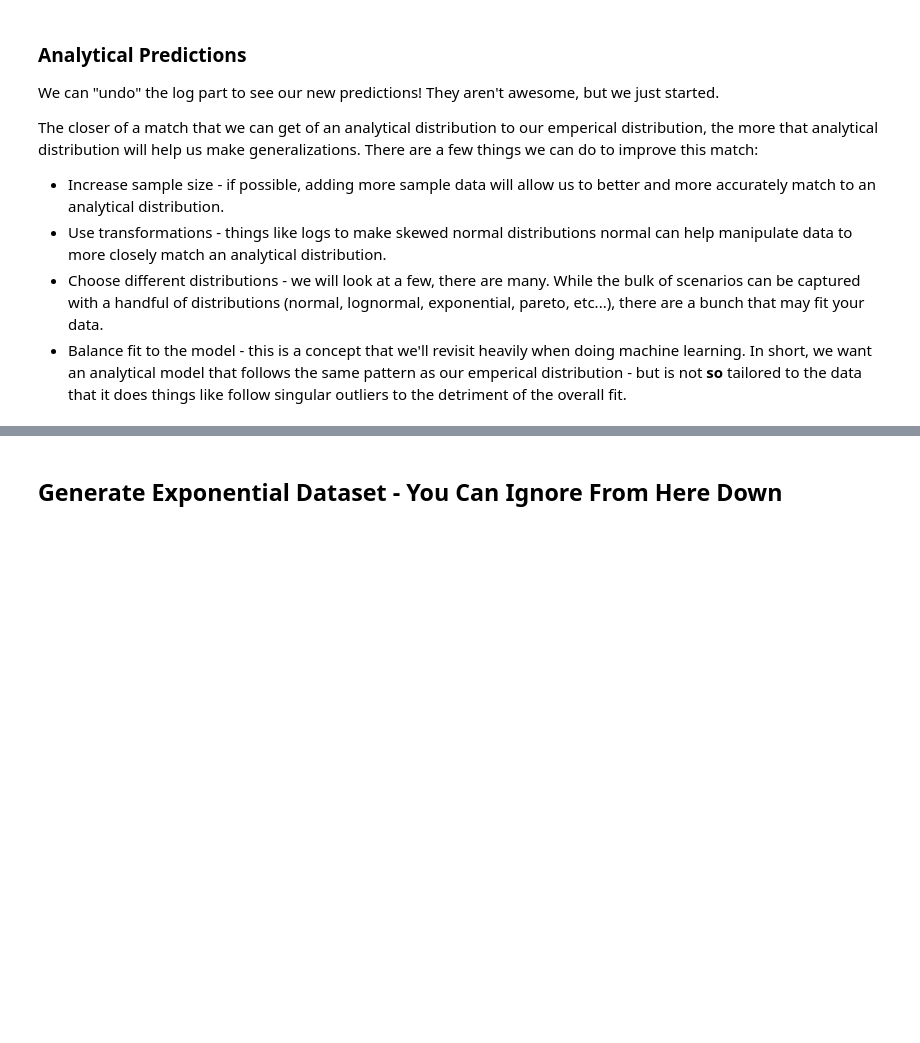
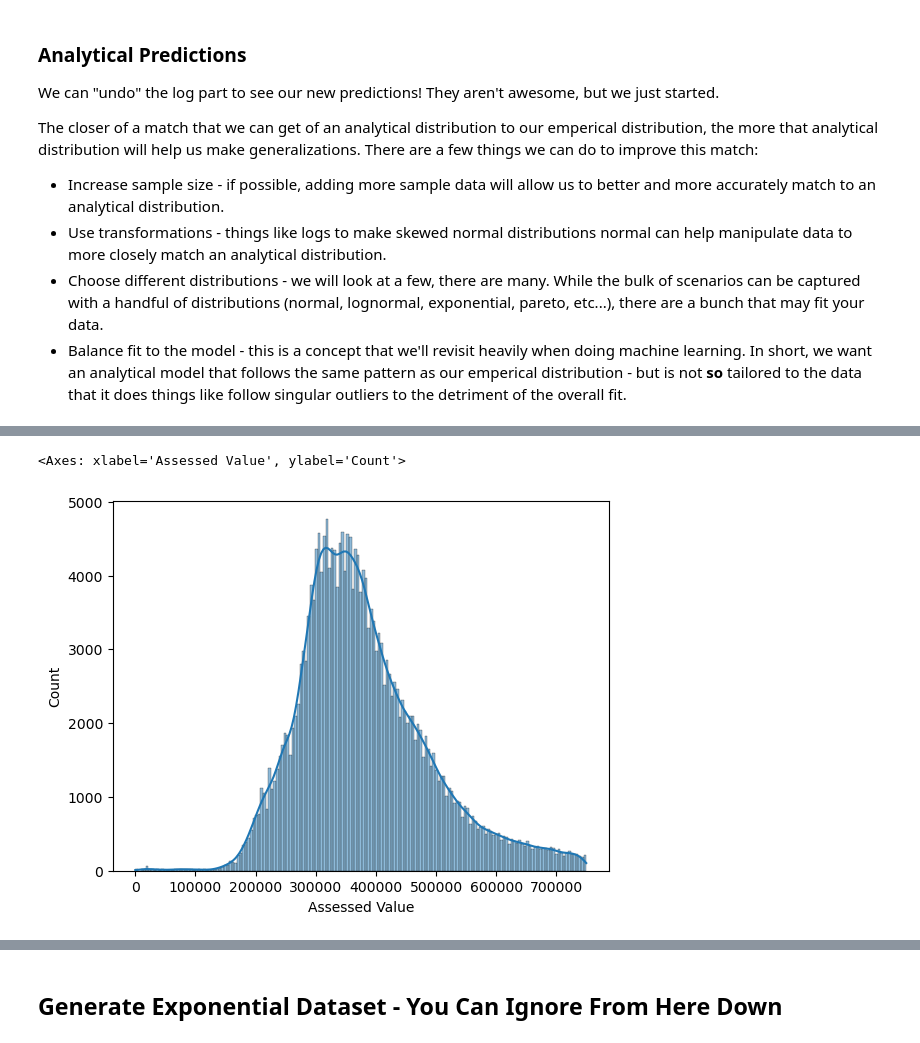
Before and after one commit to SedemSetor/Basic_Stats_in_Python_Student_Repository, a Jupyter notebook: 007_DistributionsExample.ipynb, the cells around one changed output, grey strips where cells are left out. Drawn from its saved outputs; the diff is of its cells as text; code cells hidden in the pictures; blank space fills up the shorter version.

```diff
--- a/007_DistributionsExample.ipynb
+++ b/007_DistributionsExample.ipynb
@@ -232,0 +305,3 @@ plt.legend()
+# %%
+data_2 = pd.read_csv("data/Assessments.csv")
+data_2.head()
@@ -232,0 +315,7 @@ plt.legend()
+# %%
+data_2 = data_2[data_2["Assessed Value"] < 750000]
+data_2 = data_2[data_2["Garage"] == "Y"]
+sns.histplot(data=data_2, x="Assessed Value", kde=True)
+# %% [output]
+<Axes: xlabel='Assessed Value', ylabel='Count'>
+[figure, added]
```
Also changed, not shown: parts of 24 cells of this notebook, 5 other files.
